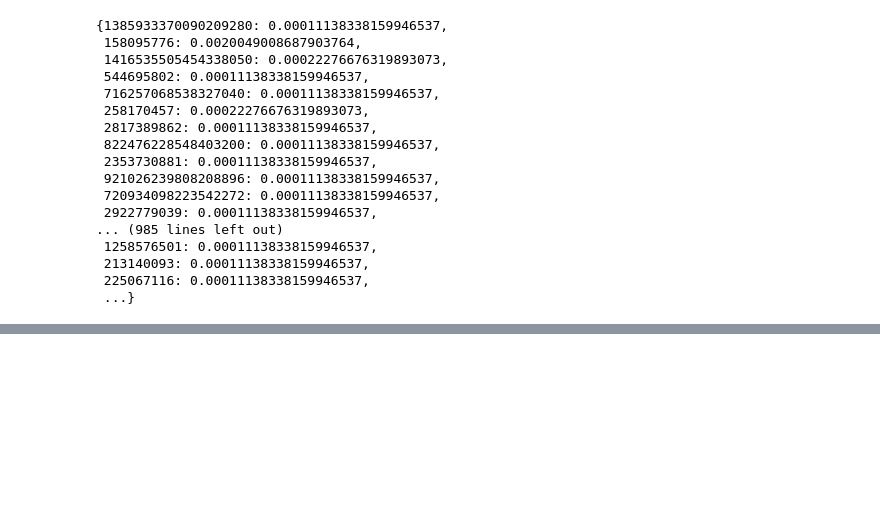
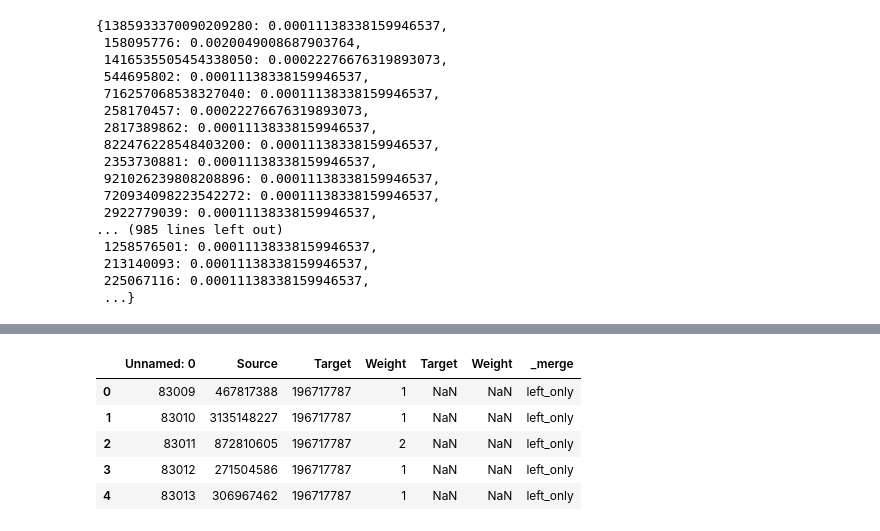
Before and after one commit to kaitlin31415/Canadian-Political-Diversification-Network-Analysis, a Jupyter notebook: Final_Full_Network/Centrality Measures/Centrality_Measures (1)-Copy1.ipynb, the cells around one changed output, grey strips where cells are left out. Cells and saved outputs as stored; diff of their text form; code cells hidden in the pictures; blank space fills up the shorter version.

```diff
--- a/Final_Full_Network/Centrality Measures/Centrality_Measures (1)-Copy1.ipynb
+++ b/Final_Full_Network/Centrality Measures/Centrality_Measures (1)-Copy1.ipynb
@@ -143,0 +155,9 @@ df.to_csv("betweenness_centrality_not_normalized_not_directed_confirmed.csv")
+# %%
+missed.head()
+# %% [output]
+|  | Unnamed: 0 | Source | Target | Weight | Target | Weight | _merge |
+| 0 | 83009 | 467817388 | 196717787 | 1 | NaN | NaN | left_only |
+| 1 | 83010 | 3135148227 | 196717787 | 1 | NaN | NaN | left_only |
+| 2 | 83011 | 872810605 | 196717787 | 2 | NaN | NaN | left_only |
+| 3 | 83012 | 271504586 | 196717787 | 1 | NaN | NaN | left_only |
+| 4 | 83013 | 306967462 | 196717787 | 1 | NaN | NaN | left_only |
```
Also changed, not shown: parts of 4 cells of this notebook, 3 other files.
